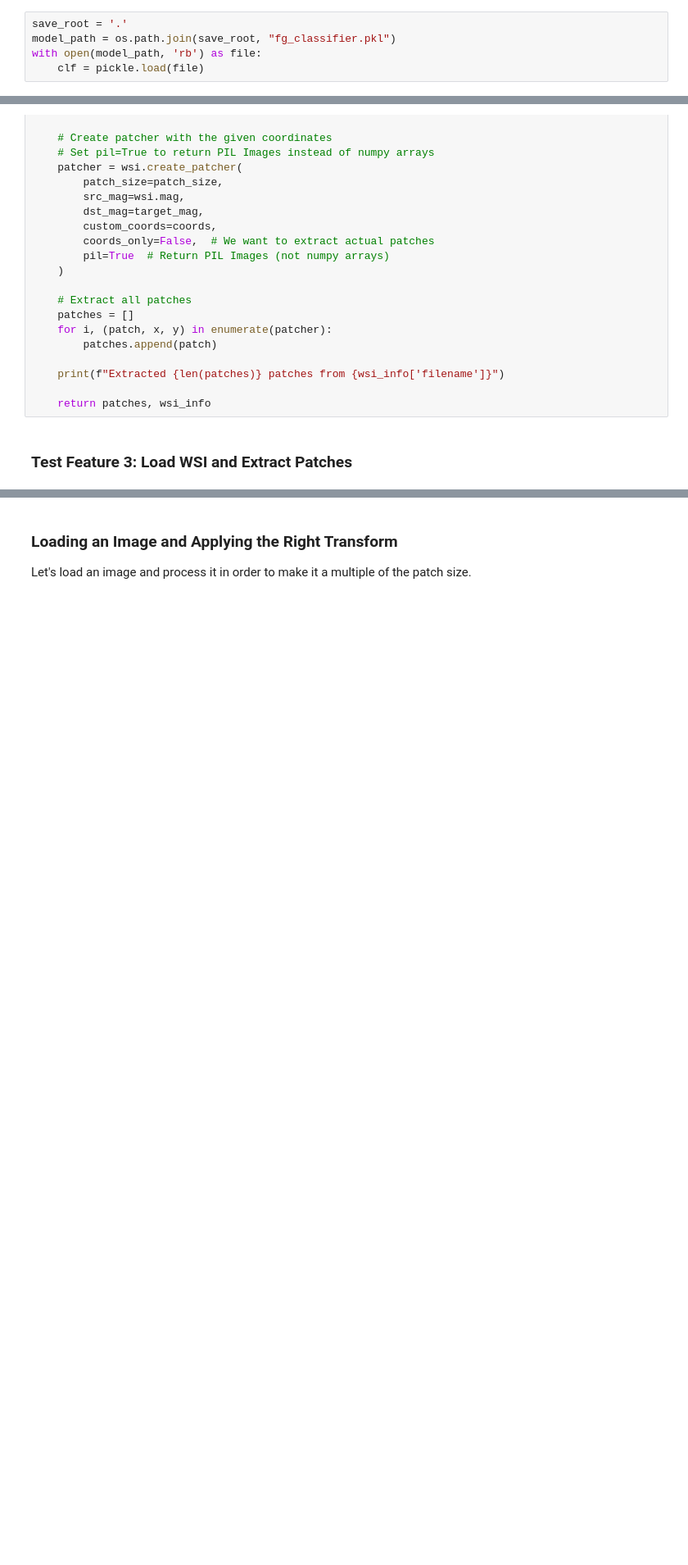
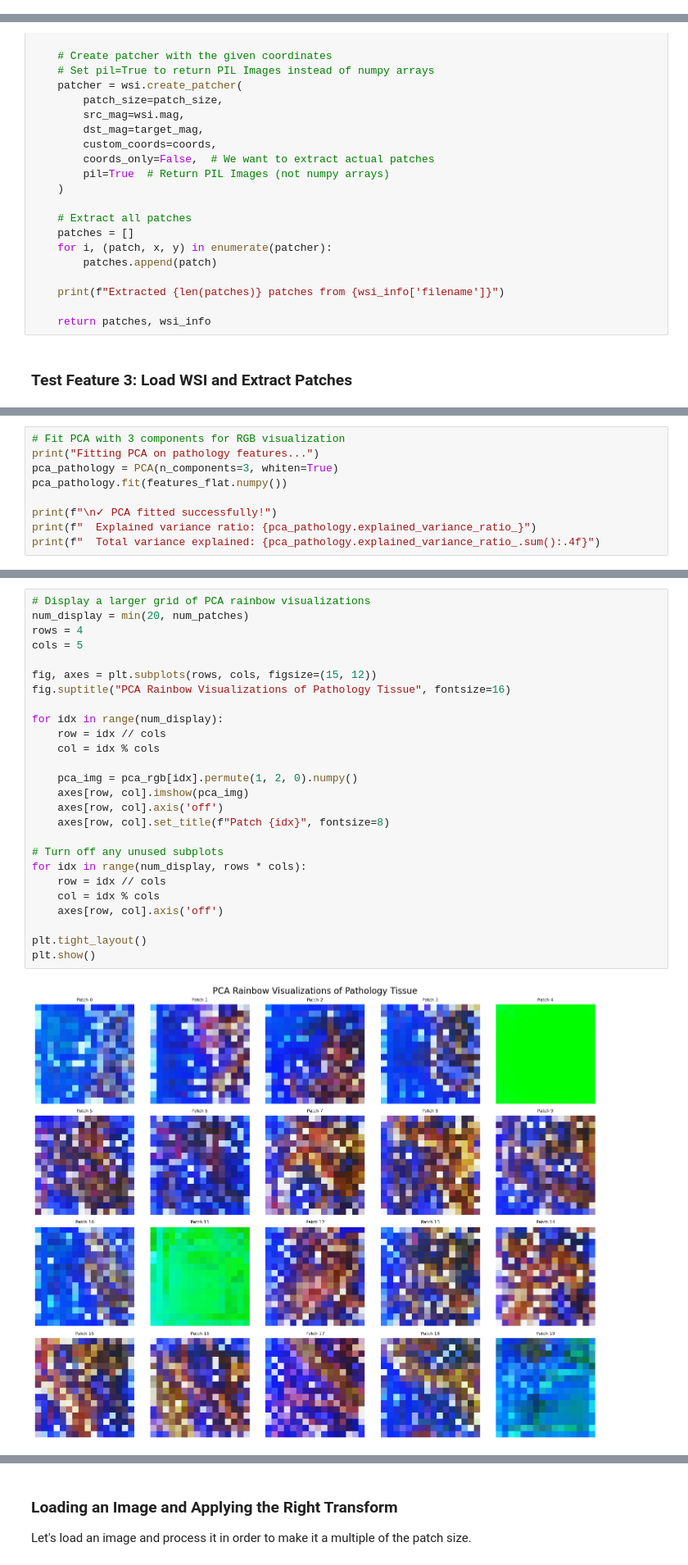
Before and after one commit to farhatnadim/dinov3, a Jupyter notebook: notebooks/pca_pathology.ipynb, the cells around one changed output, grey strips where cells are left out. Shown at 82% size. Drawn from its saved outputs; the diff is of its cells as text; blank space fills up the shorter version.

```diff
--- a/notebooks/pca_pathology.ipynb
+++ b/notebooks/pca_pathology.ipynb
@@ -100,11 +87,6 @@ DinoVisionTransformer(
 # %% [markdown]
 ### Loading the Foreground Classifier from the Other Tutorial
 For this tutorial, we use the classifier trained in the `foreground_segmentation` notebook. If you haven't already, have a look! Once you have trained your foreground / background classifier on patch features, you should be able to load it here.
-# %%
-save_root = '.'
-model_path = os.path.join(save_root, "fg_classifier.pkl")
-with open(model_path, 'rb') as file:
-    clf = pickle.load(file)
 # %% [markdown]
 ---
 ## Pathology Feature Loading from Trident H5 Files
@@ -287,0 +442,9 @@ print("\n✓ Feature 3 test completed successfully!")
+# %%
+# Fit PCA with 3 components for RGB visualization
+print("Fitting PCA on pathology features...")
+pca_pathology = PCA(n_components=3, whiten=True)
+pca_pathology.fit(features_flat.numpy())
+
+print(f"\n✓ PCA fitted successfully!")
+print(f"  Explained variance ratio: {pca_pathology.explained_variance_ratio_}")
+print(f"  Total variance explained: {pca_pathology.explained_variance_ratio_.sum():.4f}")
@@ -287,0 +513,28 @@ print("\n✓ Feature 3 test completed successfully!")
+# %%
+# Display a larger grid of PCA rainbow visualizations
+num_display = min(20, num_patches)
+rows = 4
+cols = 5
+
+fig, axes = plt.subplots(rows, cols, figsize=(15, 12))
+fig.suptitle("PCA Rainbow Visualizations of Pathology Tissue", fontsize=16)
+
+for idx in range(num_display):
+    row = idx // cols
+    col = idx % cols
+
+    pca_img = pca_rgb[idx].permute(1, 2, 0).numpy()
+    axes[row, col].imshow(pca_img)
+    axes[row, col].axis('off')
+    axes[row, col].set_title(f"Patch {idx}", fontsize=8)
+
+# Turn off any unused subplots
+for idx in range(num_display, rows * cols):
+    row = idx // cols
+    col = idx % cols
+    axes[row, col].axis('off')
+
+plt.tight_layout()
+plt.show()
+# %% [output]
+[figure, added]
```
Also changed, not shown: parts of 38 cells of this notebook, 5 other files.
